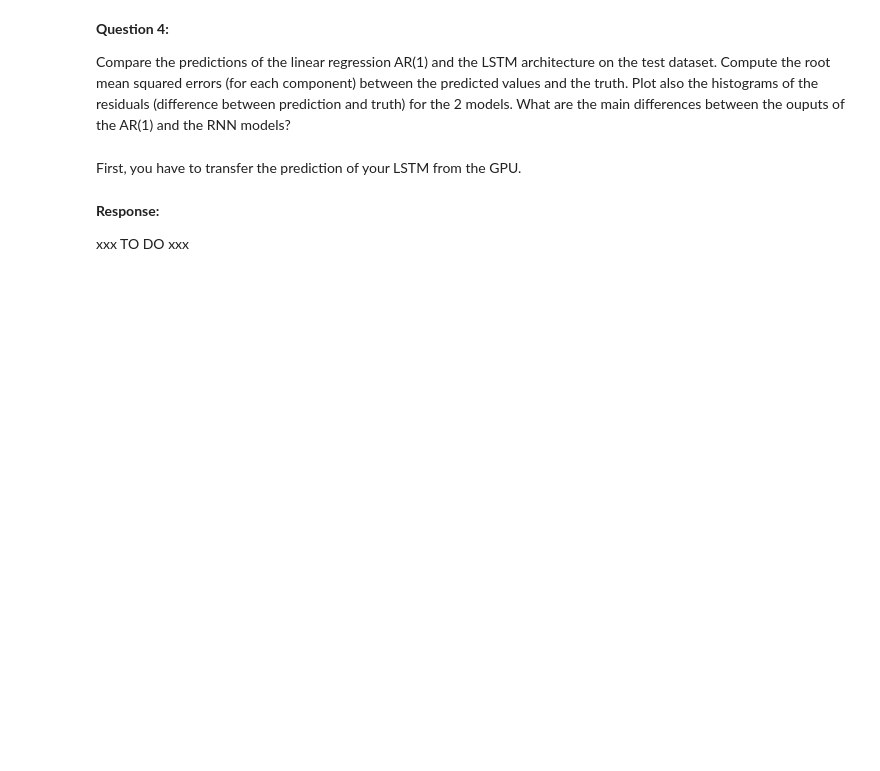
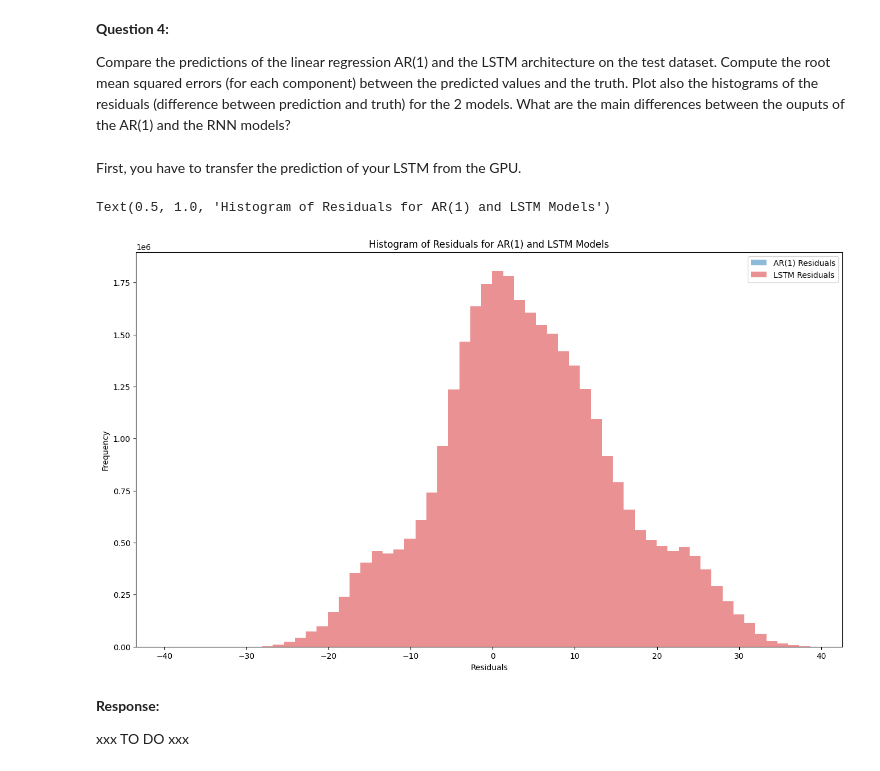
Before and after one commit to sastelvio/Data_Science_Classes, a Jupyter notebook: LabSession6_RNN_L63_SastelvioMANUEL.ipynb, the cells around one changed output. Drawn from its saved outputs; the diff is of its cells as text; code cells hidden in the pictures; blank space fills up the shorter version.

```diff
--- a/LabSession6_RNN_L63_SastelvioMANUEL.ipynb
+++ b/LabSession6_RNN_L63_SastelvioMANUEL.ipynb
@@ -140,3 +157,23 @@ Implement the AR(1) regression using a neural network architecture (see lab sess
+# %%
+# Question 2
+# Implement the AR(1) regression using a neural network architecture.
+# Call your model model_AR1. Can you comment the estimated weights of the resulting neural network?
+
+class AR1Model(nn.Module):
+    def __init__(self, input_size, output_size):
+        super(AR1Model, self).__init__()
+        self.linear = nn.Linear(input_size, output_size)
+
+    def forward(self, x):
+        return self.linear(x)
+
+# Create the AR(1) model with 3 input features (x_train at time t-0.01) and 3 output features (y_train at time t)
+model_AR1 = AR1Model(3, 3)
+
+# Comment:
+# The AR(1) model is a simple linear regression model. It has a linear layer with weights and biases that are learned during training.
+# The weights represent the relationships between the input features (x_train) at time t-0.01 and the output features (y_train) at time t.
+# These weights determine how much each input feature contributes to predicting the output feature.
 # %% [markdown]
 **Response:**
 
@@ -222,3 +302,43 @@ y_RNN_hat = y_RNN_hat.cpu()
+# %%
+# Question 4
+# Compare the predictions of the linear regression AR(1) and the LSTM architecture on the test dataset.
+# Compute the root mean squared errors (for each component) between the predicted values and the truth.
+# Plot the histograms of the residuals for the 2 models.
+
+# Make predictions from the AR1 and LSTM models
+y_AR1_hat = model_AR1(x_test)
+y_RNN_hat, _, _ = model_RNN(x_test_LSTM)
+
+# Convert the predictions and y_test to NumPy arrays
+y_AR1_hat = y_AR1_hat.detach().numpy()
+y_RNN_hat = y_RNN_hat.cpu().detach().numpy()  # Move to CPU and then convert to NumPy
+y_test_numpy = y_test.cpu().numpy()  # Move to CPU and then convert to NumPy
+
+# Compute root mean squared errors
+import numpy as np
+
+def calculate_rmse(y_true, y_pred):
+    mse = np.mean((y_true - y_pred) ** 2)
+    return np.sqrt(mse)
+
+rmse_AR1 = calculate_rmse(y_test_numpy, y_AR1_hat)
+rmse_RNN = calculate_rmse(y_test_numpy, y_RNN_hat)
+
+# Flatten residuals_RNN
+residuals_AR1 = y_test_numpy - y_AR1_hat
+residuals_RNN = y_test_numpy - y_RNN_hat
+residuals_RNN = residuals_RNN.flatten()  # Flatten the residuals array
+
+plt.figure()
+plt.hist(residuals_AR1, bins=50, alpha=0.5, label='AR(1) Residuals')
+plt.hist(residuals_RNN, bins=50, alpha=0.5, label='LSTM Residuals')
+plt.xlabel('Residuals')
+plt.ylabel('Frequency')
+plt.legend()
+plt.title('Histogram of Residuals for AR(1) and LSTM Models')
+# %% [output]
+Text(0.5, 1.0, 'Histogram of Residuals for AR(1) and LSTM Models')
+[figure, added]
 # %% [markdown]
 **Response:**
 
```
Also changed, not shown: parts of 11 cells of this notebook.
